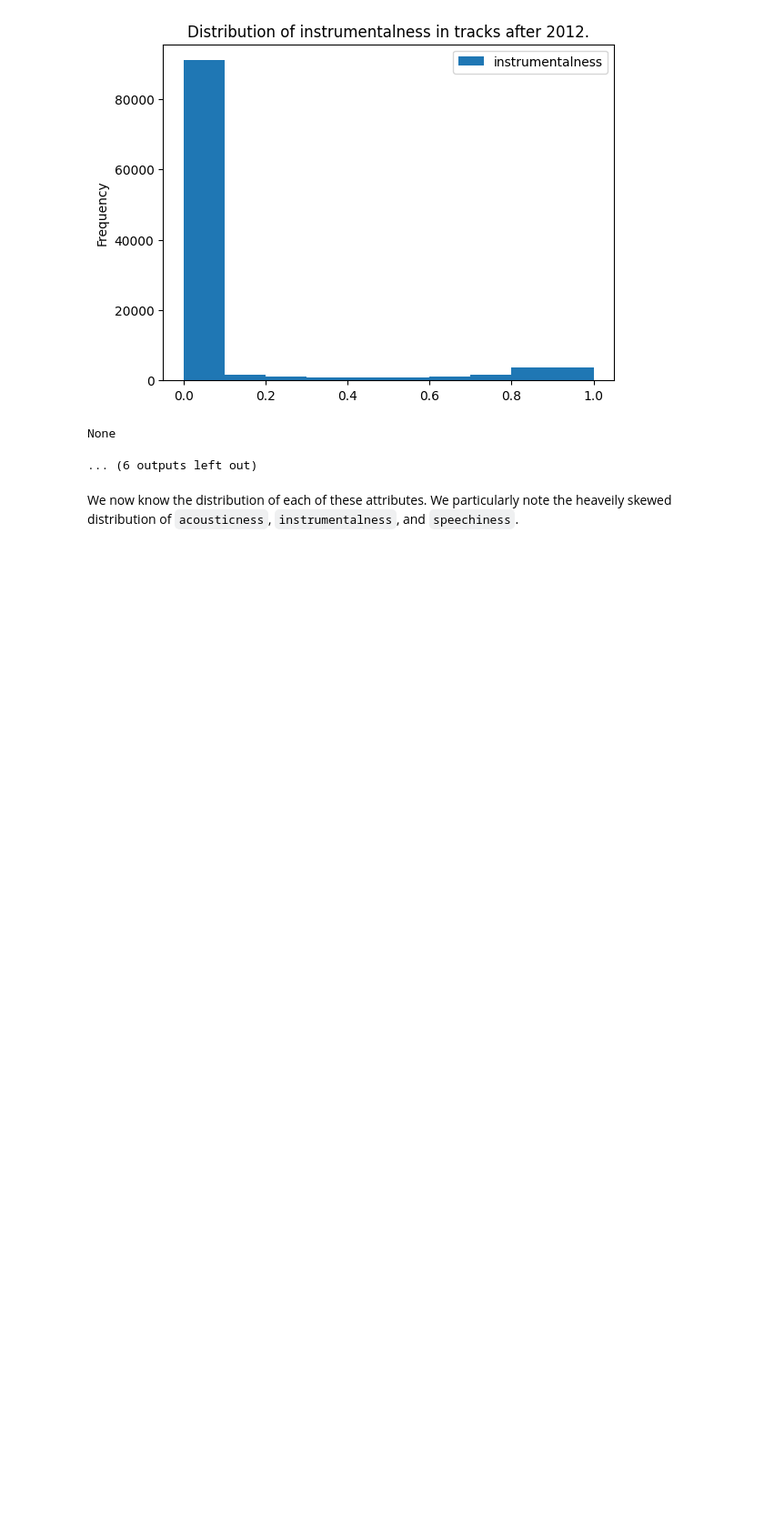
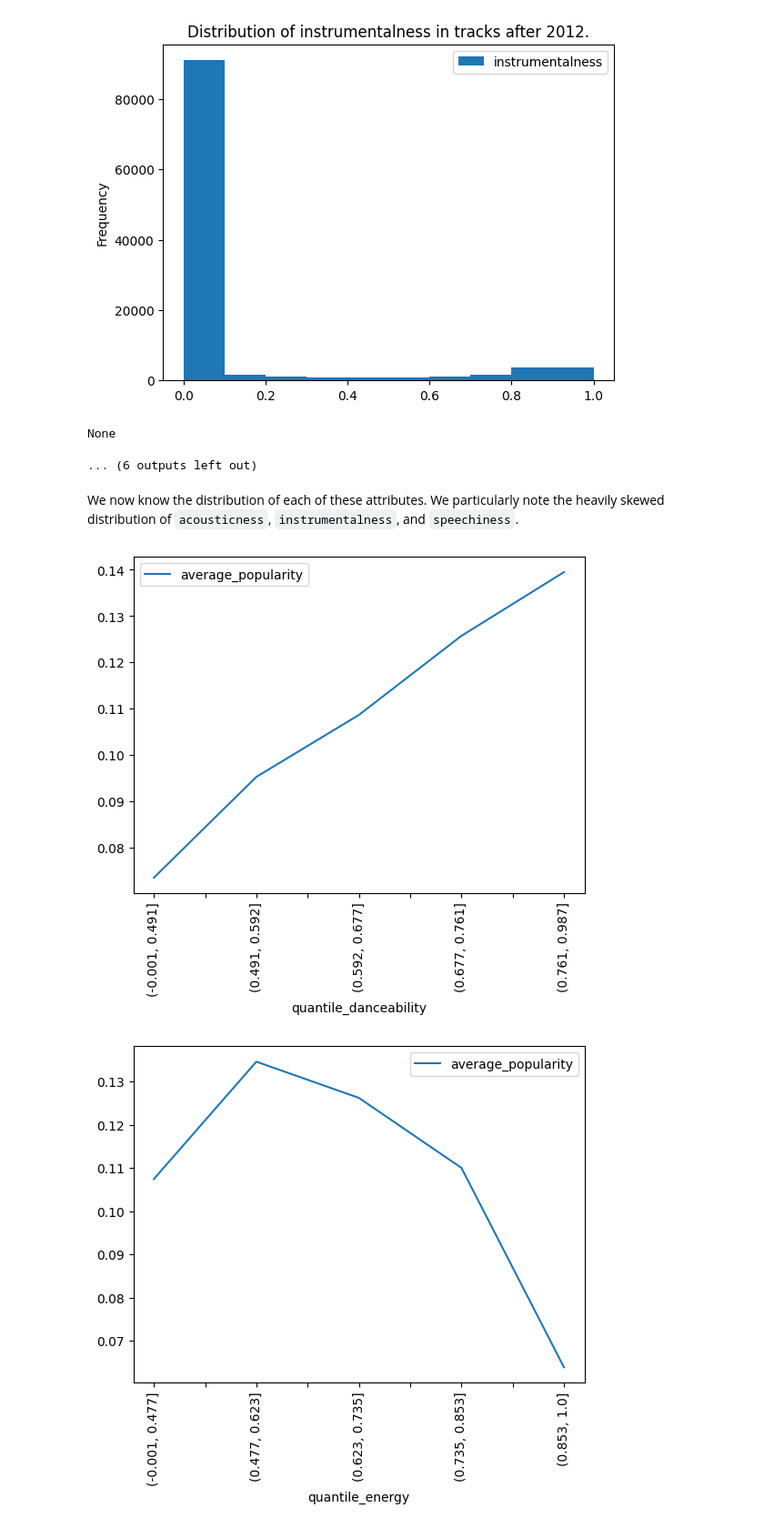
Before and after one commit to sabyasachi-mukherjee/spotify-tracks-project, a Jupyter notebook: EDA.ipynb, the cells around one changed output. Shown at 91% size. Drawn from its saved outputs; the diff is of its cells as text; code cells hidden in the pictures; blank space fills up the shorter version.

```diff
--- a/EDA.ipynb
+++ b/EDA.ipynb
@@ -48,0 +55,4 @@ df.describe()  # In particular, we note that max of popularity is 100.0, min is
+# %%
+df["release_date"] = df["release_date"].astype("datetime64[ns]")
+df.query("release_date>= 2012").popularity.quantile(0.9) # find the 90th percentile of popularity for tracks released in and after
+# 2012
@@ -97,5 +109,12 @@ None
 None
 ... (6 outputs left out)
 # %% [markdown]
-We now know the distribution of each of these attributes. We particularly note the heaveily skewed distribution of
+We now know the distribution of each of these attributes. We particularly note the heavily skewed distribution of
 `acousticness`, `instrumentalness`, and `speechiness`.
+# %%
+float_columns = list(DF.select_dtypes(include=['float64']))
+for column in float_columns:
+    SpotifyPlots.attribute_vs_popularity(DF, column_name=column)
+# %% [output]
+[figure, added]
+[figure, added]
```
Also changed, not shown: parts of 7 cells of this notebook.
